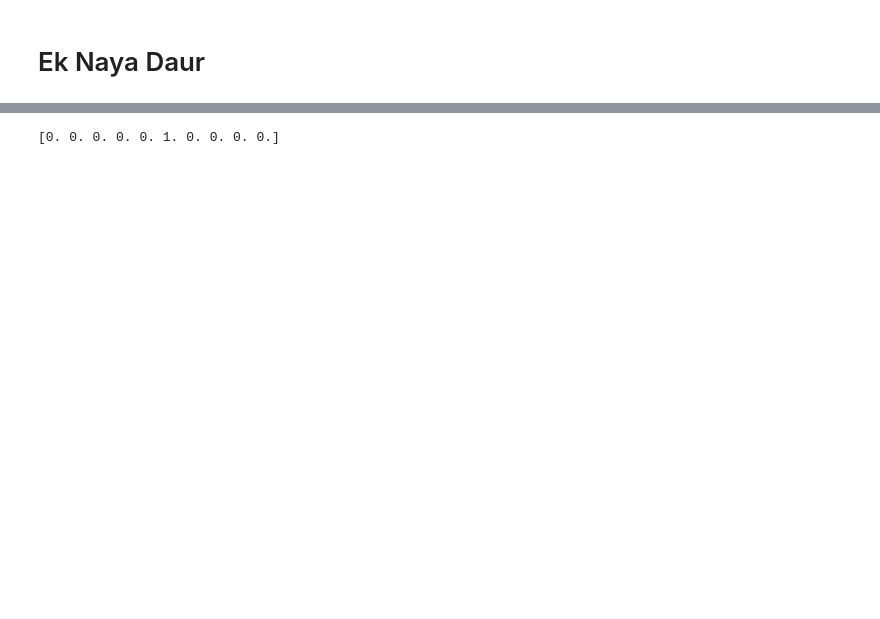
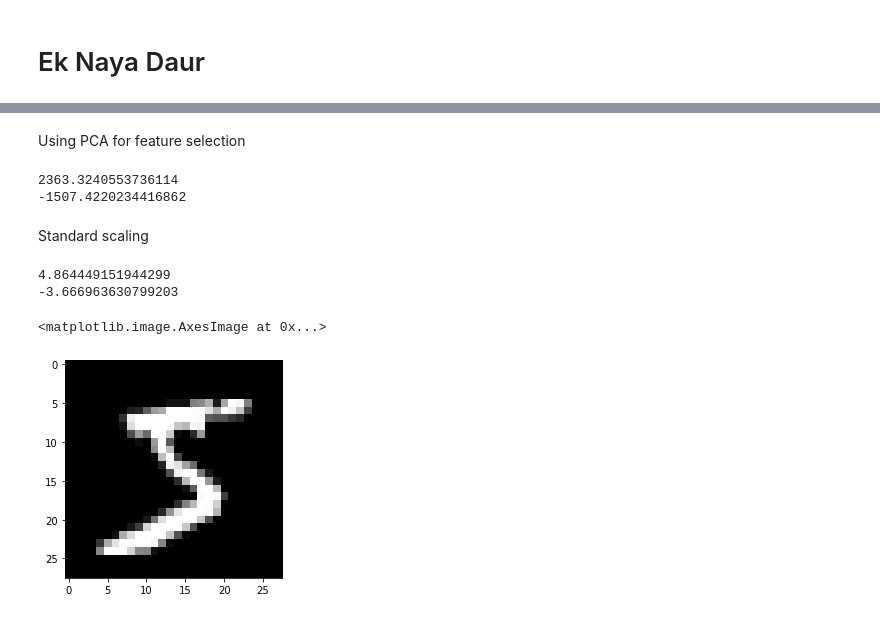
Before and after one commit to Harshpatel44/Softmax-classifier-Network, a Jupyter notebook: softmax-classifier.ipynb, the cells around one changed output, grey strips where cells are left out. Saved outputs shown, nothing was run; the diff lists cells and outputs as text; code cells hidden in the pictures; blank space fills up the shorter version.

```diff
--- a/softmax-classifier.ipynb
+++ b/softmax-classifier.ipynb
@@ -48,9 +55,34 @@ test_y= np.array(test_y,dtype="float32")
 
 train_y=one_hot_encoding(train_y,10)
 test_y=one_hot_encoding(test_y,10)
-train=np.clip(train_data,0,1)
-test=np.clip(test_data,0,1)
+#train=np.clip(train,0,1)
+#test=np.clip(test,0,1)
-# %%
-print(train_y[0])
-# %% [output]
-[0. 0. 0. 0. 0. 1. 0. 0. 0. 0.]
+# %% [markdown]
+Using PCA for feature selection
+# %%
+pca=decomposition.PCA(.50)
+pca.fit(train)
+pca_train=pca.transform(train)
+pca_test=pca.transform(test)
+print(np.max(pca_train))
+print(np.min(pca_train))
+# %% [output]
+2363.3240553736114
+-1507.4220234416862
+# %% [markdown]
+Standard scaling
+# %%
+ss=StandardScaler()
+ss.fit(pca_train)
+ss_train=ss.transform(pca_train)
+ss_test=ss.transform(pca_test)
+print(np.max(ss_train))
+print(np.min(ss_train))
+# %% [output]
+4.864449151944299
+-3.666963630799203
+# %%
+plt.imshow(train[0].reshape(28,28), cmap='gray', interpolation='none')
+# %% [output]
+<matplotlib.image.AxesImage at 0x...>
+[figure, added]
```
Also changed, not shown: parts of 10 cells of this notebook.
